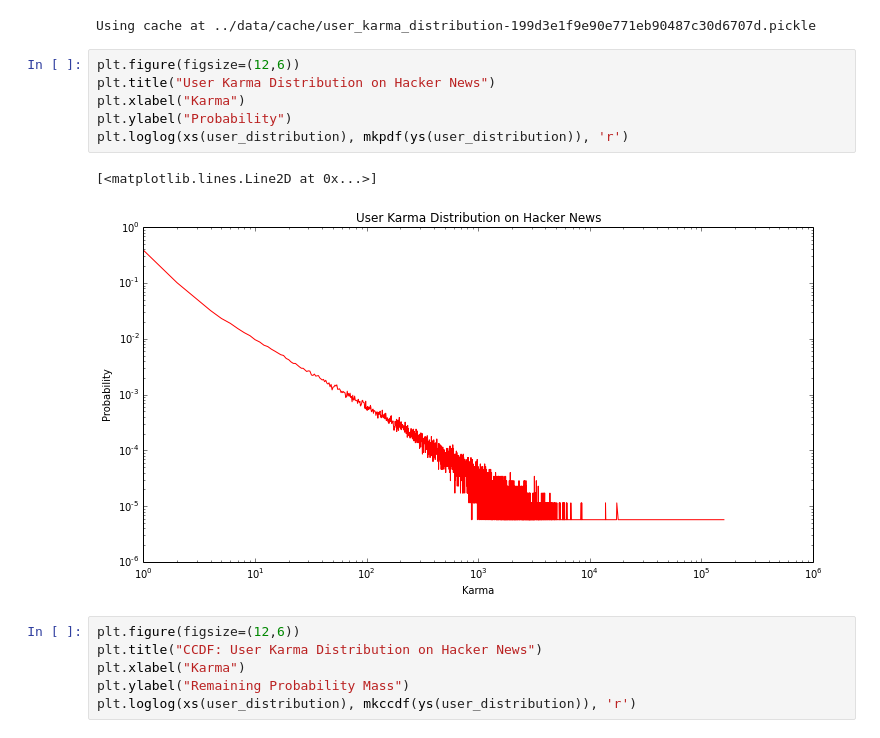
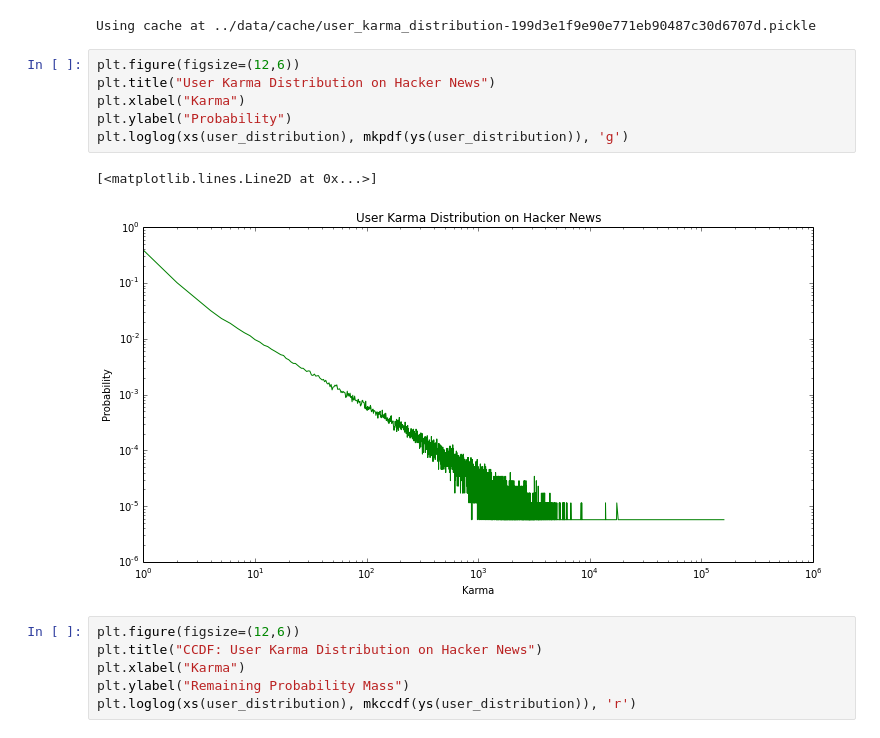
Before and after one commit to turtlesoupy/karma-prediction-cs224w, a Jupyter notebook: ipython/HN Karma.ipynb, the cells around one changed output. Cells and saved outputs as stored; diff of their text form.

```diff
--- a/ipython/HN Karma.ipynb
+++ b/ipython/HN Karma.ipynb
@@ -31,12 +35,12 @@ Using cache at ../data/cache/user_karma_distribution-199d3e1f9e90e771eb90487c30d
 # %%
 plt.figure(figsize=(12,6))
 plt.title("User Karma Distribution on Hacker News")
 plt.xlabel("Karma")
 plt.ylabel("Probability")
-plt.loglog(xs(user_distribution), mkpdf(ys(user_distribution)), 'r')
+plt.loglog(xs(user_distribution), mkpdf(ys(user_distribution)), 'g')
 # %% [output]
 [<matplotlib.lines.Line2D at 0x...>]
-[figure, old version]
+[figure, new version]
 # %%
 plt.figure(figsize=(12,6))
 plt.title("CCDF: User Karma Distribution on Hacker News")
```
Also changed, not shown: parts of 1 cell of this notebook, 1 other file.
